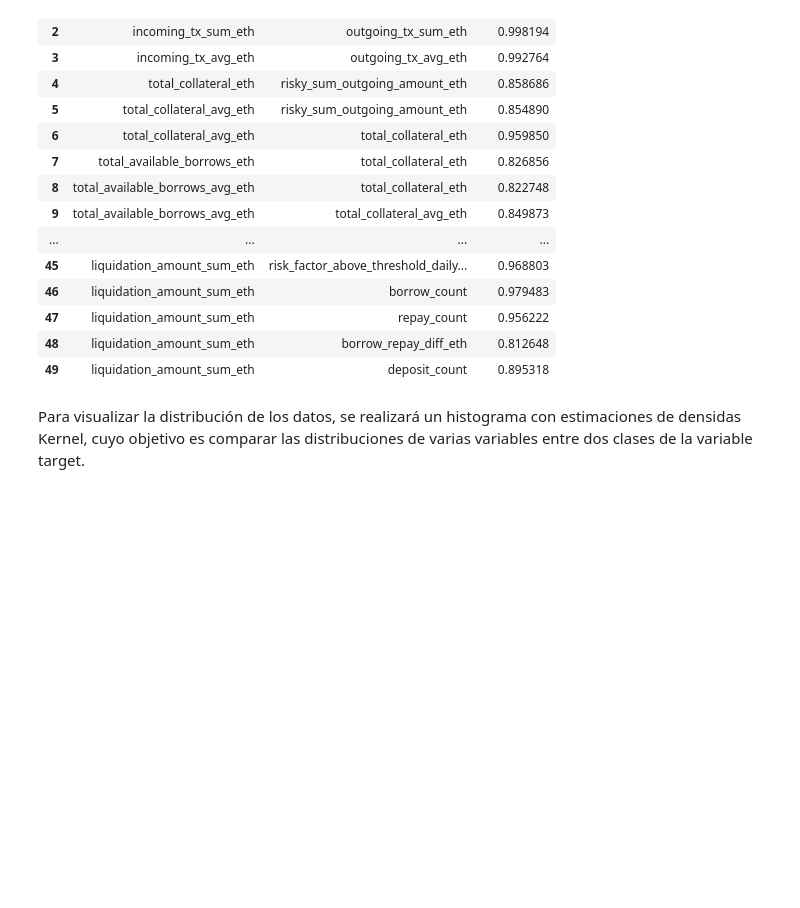
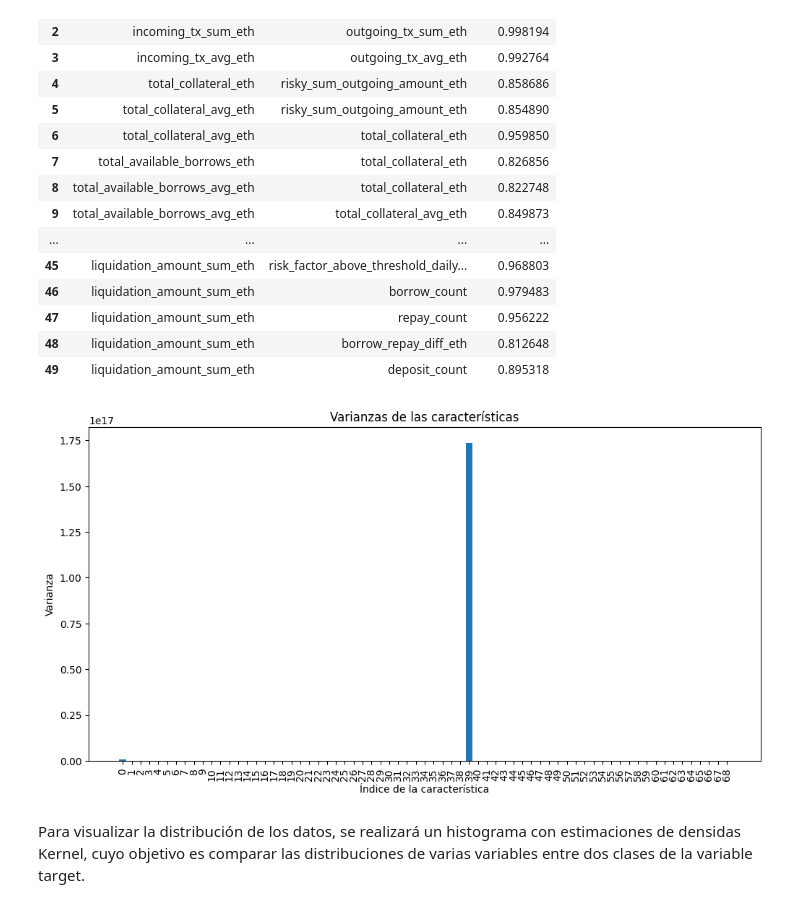
Before and after one commit to vspartamo/MDS7202, a Jupyter notebook: Proyecto/EDA.ipynb, the cells around one changed output. Cells and saved outputs as stored; diff of their text form; code cells hidden in the pictures; blank space fills up the shorter version.

```diff
--- a/Proyecto/EDA.ipynb
+++ b/Proyecto/EDA.ipynb
@@ -258,6 +258,25 @@ correlated_attributes.head(50)
 | 47 | liquidation_amount_sum_eth | repay_count | 0.956222 |
 | 48 | liquidation_amount_sum_eth | borrow_repay_diff_eth | 0.812648 |
 | 49 | liquidation_amount_sum_eth | deposit_count | 0.895318 |
+# %%
+import numpy as np
+import matplotlib.pyplot as plt
+
+#está raro este grafico, hace sentido?
+X_t0 = df_t0_columns_dropped.values
+
+vars = np.var(X_t0, axis=0)
+
+# Gráfico de las varianzas
+fig, ax = plt.subplots(figsize=(12, 6))
+ax.bar(range(len(vars)), vars)
+ax.set_title("Varianzas de las características")
+ax.set_xlabel("Índice de la característica")
+ax.set_ylabel("Varianza")
+plt.xticks(range(len(vars)))
+plt.show()
+# %% [output]
+[figure, added]
 # %% [markdown]
 Para visualizar la distribución de los datos, se realizará un histograma con estimaciones de densidas Kernel, cuyo objetivo es comparar las distribuciones de varias variables entre dos clases de la variable target.
 # %%
```
Also changed, not shown: parts of 3 cells of this notebook.
